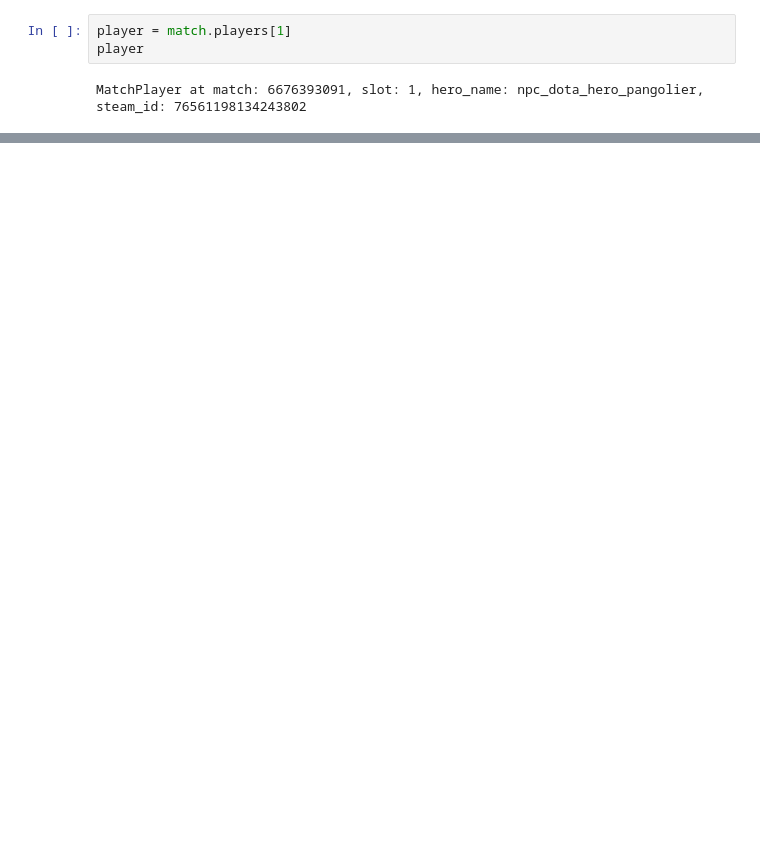
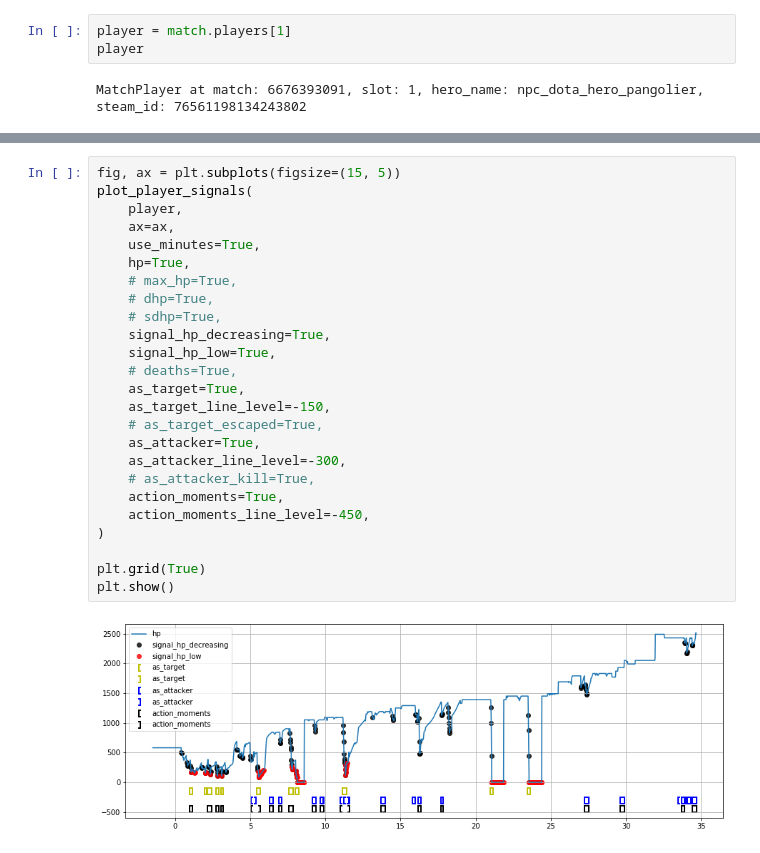
Before and after one commit to arch1baald/woodota, a Jupyter notebook: notebooks/demo.ipynb, the cells around one changed output, grey strips where cells are left out. Drawn from its saved outputs; the diff is of its cells as text; blank space fills up the shorter version.

```diff
--- a/notebooks/demo.ipynb
+++ b/notebooks/demo.ipynb
@@ -92,0 +125,27 @@ plt.show()
+# %%
+fig, ax = plt.subplots(figsize=(15, 5))
+plot_player_signals(
+    player,
+    ax=ax,
+    use_minutes=True,
+    hp=True,
+    # max_hp=True,
+    # dhp=True,
+    # sdhp=True,
+    signal_hp_decreasing=True,
+    signal_hp_low=True,
+    # deaths=True,
+    as_target=True,
+    as_target_line_level=-150,
+    # as_target_escaped=True,
+    as_attacker=True,
+    as_attacker_line_level=-300,
+    # as_attacker_kill=True,
+    action_moments=True,
+    action_moments_line_level=-450,
+)
+
+plt.grid(True)
+plt.show()
+# %% [output]
+[figure, added]
```
Also changed, not shown: parts of 30 cells of this notebook, 1 other file.
